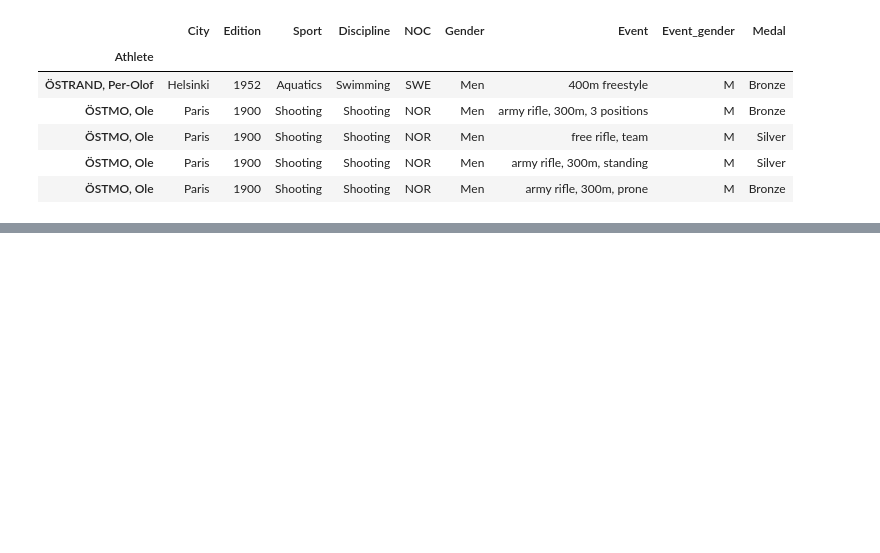
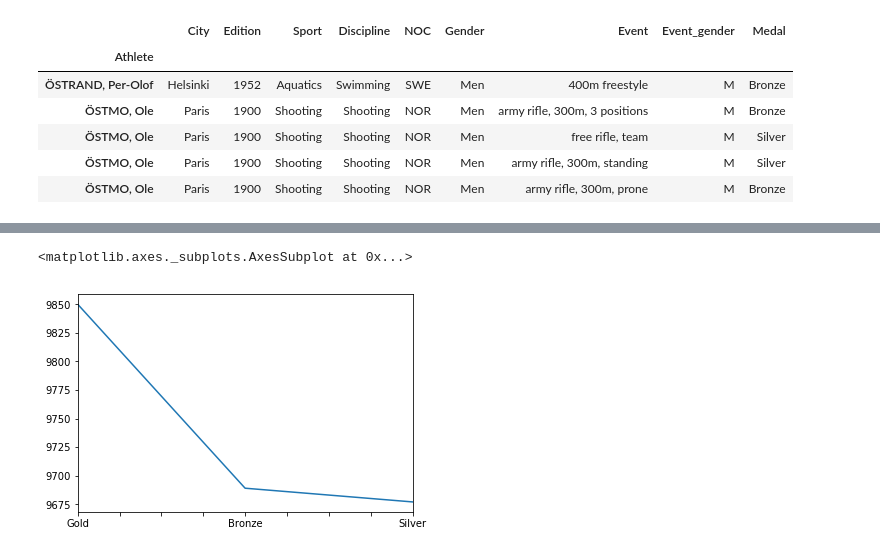
Before and after one commit to tehmeerali786/Pandas-Essential-Training, a Jupyter notebook: Ch06 Indexing.ipynb, the cells around one changed output, grey strips where cells are left out. Saved outputs shown, nothing was run; the diff lists cells and outputs as text; code cells hidden in the pictures; blank space fills up the shorter version.

```diff
--- a/Ch06 Indexing.ipynb
+++ b/Ch06 Indexing.ipynb
@@ -150,0 +265,5 @@ ath.head()
+# %%
+oo.Medal.value_counts().plot()
+# %% [output]
+<matplotlib.axes._subplots.AxesSubplot at 0x...>
+[figure, added]
```
Also changed, not shown: parts of 33 cells of this notebook.
